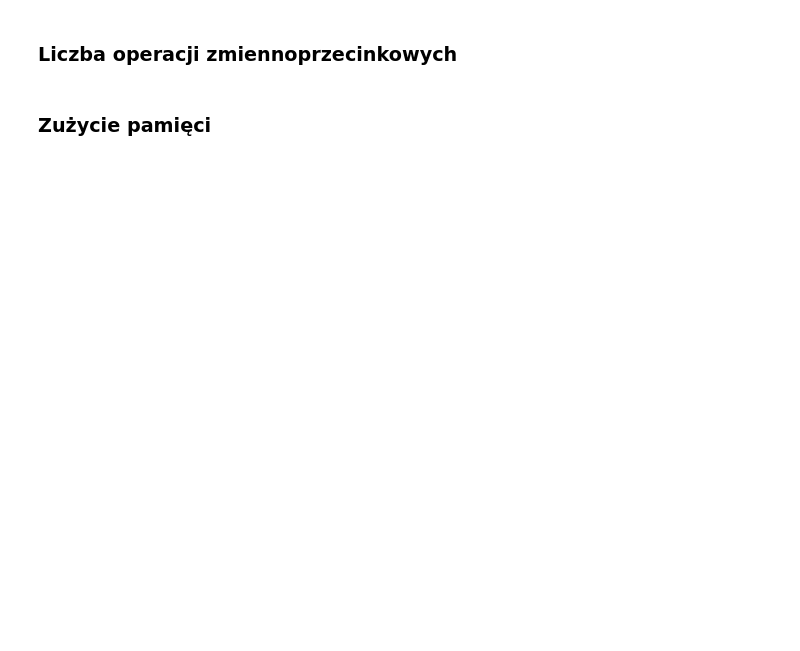
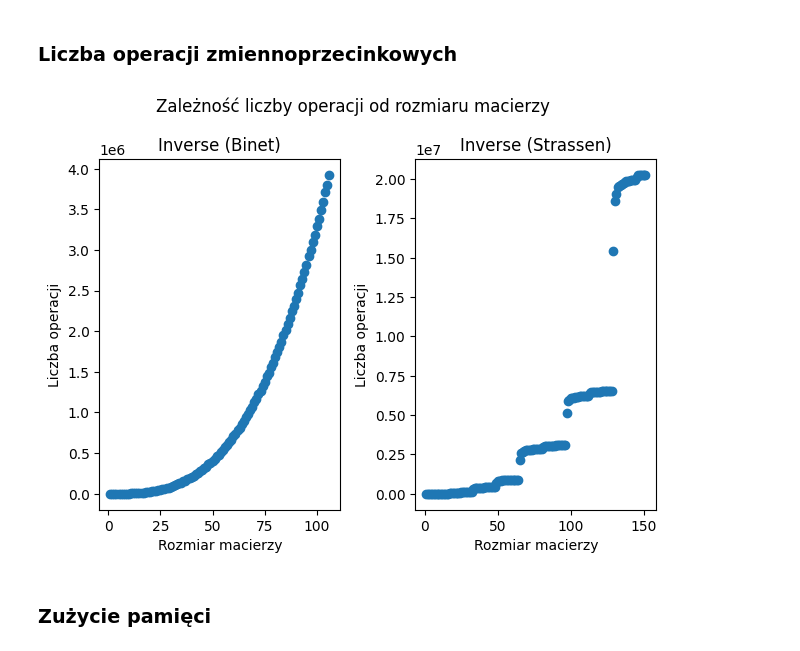
Before and after one commit to krzysztof-kopel/AlgoMacierzowe, a Jupyter notebook: lab2/lab2.ipynb, the cells around one changed output. Cells and saved outputs as stored; diff of their text form; code cells hidden in the pictures; blank space fills up the shorter version.

```diff
--- a/lab2/lab2.ipynb
+++ b/lab2/lab2.ipynb
@@ -349,8 +357,28 @@ fig.show()
 # %% [markdown]
 ### Liczba operacji zmiennoprzecinkowych
 # %%
-plt.scatter(range(1, len(measurements_inverse_binet_wrappers) + 1), [wrapper.flops for wrapper in measurements_inverse_binet_wrappers])
-plt.title("Zależność liczby operacji od rozmiaru macierzy Inverse (Binet)")
-plt.xlabel("Rozmiar macierzy")
-plt.ylabel("Liczba operacji")
+fig, axes = plt.subplots(1, 2)
+
+axes[0].scatter(
+    range(1, len(measurements_inverse_binet_wrappers) + 1),
+    [w.flops for w in measurements_inverse_binet_wrappers]
+)
+
+fig.suptitle("Zależność liczby operacji od rozmiaru macierzy")
+
+axes[0].set_title("Inverse (Binet)")
+axes[0].set_xlabel("Rozmiar macierzy")
+axes[0].set_ylabel("Liczba operacji")
+
+axes[1].scatter(
+    range(1, len(measurements_inverse_strassen_wrappers) + 1),
+    [w.flops for w in measurements_inverse_strassen_wrappers]
+)
+axes[1].set_title("Inverse (Strassen)")
+axes[1].set_xlabel("Rozmiar macierzy")
+axes[1].set_ylabel("Liczba operacji")
+
+fig.tight_layout()
 plt.show()
+# %% [output]
+[figure, added]
```
Also changed, not shown: parts of 41 cells of this notebook.
